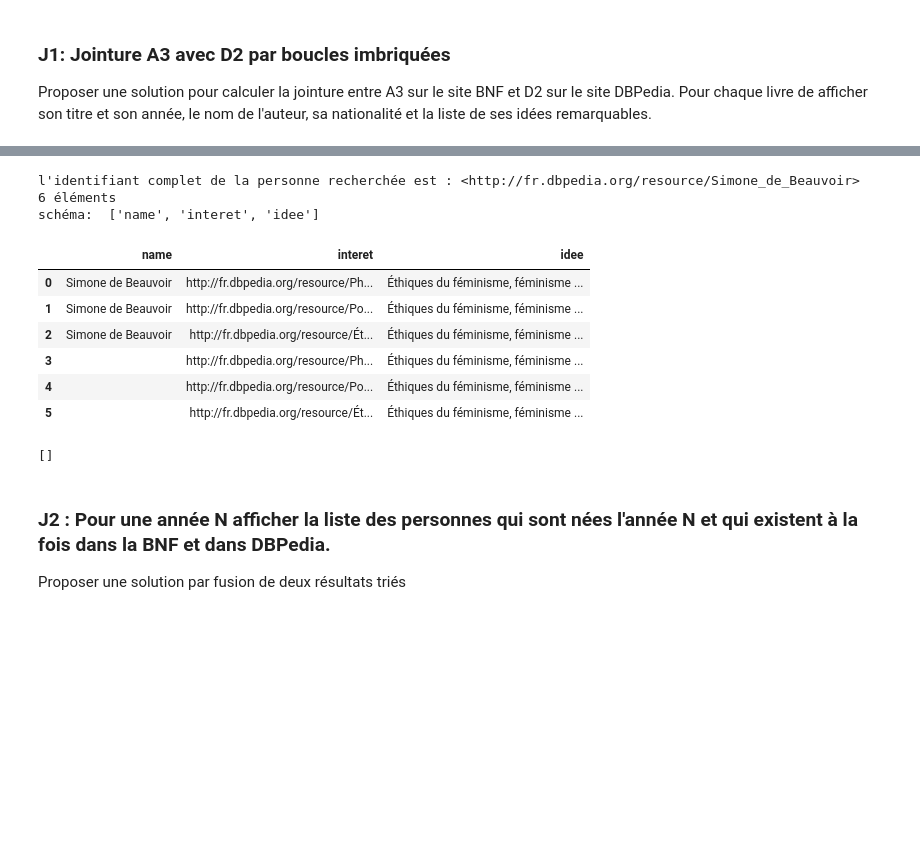
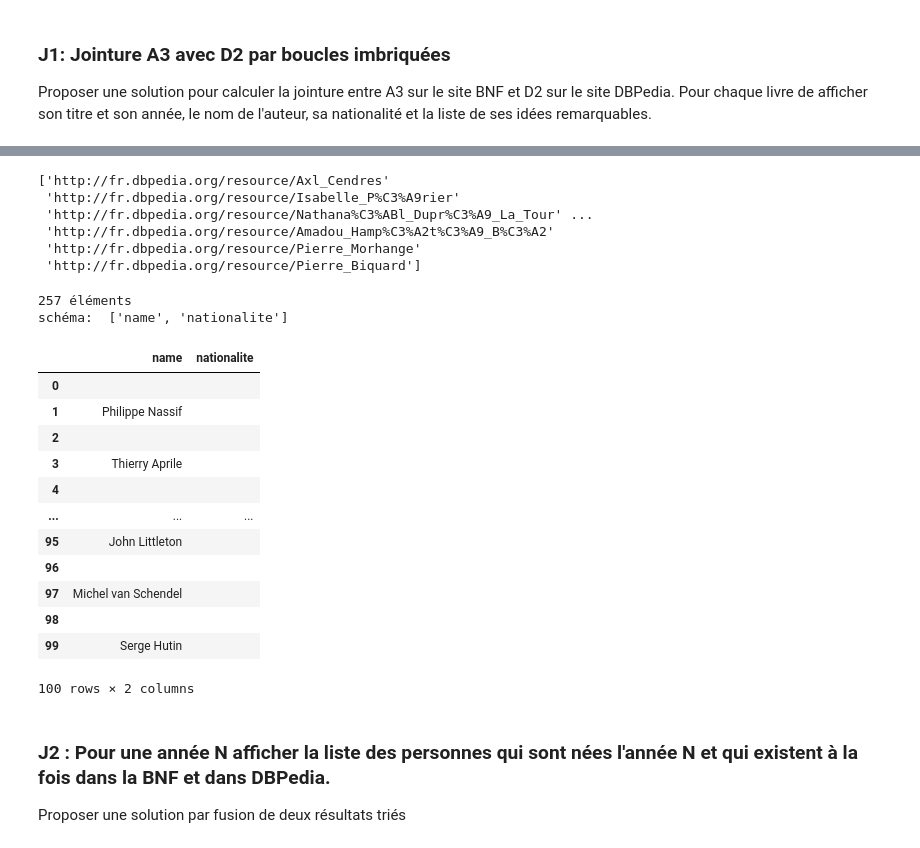
Before and after one commit to dataymeric/DAC, a Jupyter notebook: SAM/TME8/TP requetes-opendata 2022_SUJET_SEUL.ipynb, the cells around one changed output, grey strips where cells are left out. Cells and saved outputs as stored; diff of their text form; code cells hidden in the pictures; blank space fills up the shorter version.

```diff
--- a/SAM/TME8/TP requetes-opendata 2022_SUJET_SEUL.ipynb
+++ b/SAM/TME8/TP requetes-opendata 2022_SUJET_SEUL.ipynb
@@ -740,60 +817,56 @@ schéma:  ['nom', 'auteurDbpedia']
+# %%
+personnes = df_A3["auteurDbpedia"].unique()
+len(personnes)
+# %% [output]
+['http://fr.dbpedia.org/resource/Axl_Cendres'
+ 'http://fr.dbpedia.org/resource/Isabelle_P%C3%A9rier'
+ 'http://fr.dbpedia.org/resource/Nathana%C3%ABl_Dupr%C3%A9_La_Tour' ...
+ 'http://fr.dbpedia.org/resource/Amadou_Hamp%C3%A2t%C3%A9_B%C3%A2'
+ 'http://fr.dbpedia.org/resource/Pierre_Morhange'
+ 'http://fr.dbpedia.org/resource/Pierre_Biquard']
 # %%
-# On fixe une certaine personne
-PERSONNE = 'http://fr.dbpedia.org/resource/Simone_de_Beauvoir'
-#PERSONNE = 'http://fr.dbpedia.org/resource/Jean-Paul_Sartre'
-
-# substituer une variable par sa valeur dans une chaine de caractères
-#id = f"<{PERSONNE}>"
-id = "<{PERSONNE}>".replace("{PERSONNE}", PERSONNE)
-print("l'identifiant complet de la personne recherchée est :", id)
-
-requete_parametree = DBPEDIA_prefix + """
+requete_parametree = (
+    DBPEDIA_prefix
+    + """
   SELECT distinct ?name ?nationalite ?interet ?idee
   WHERE {
     ?pers foaf:name ?name
     optional {?pers dbp:nationalité ?nationalite}
     optional {?pers dbo:mainInterest ?interet}
     optional {?pers dbp:idéesRemarquables ?idee}
 
 #      optional {?pers  dbp:œuvresPrincipales ?oeuvre}
 #      optional {?pers  dbo:influencedBy ?influenceur}
 
-    FILTER ( ?pers = <{PERSONNE}> )
+   auteur FILTER ( ?pers = <{PERSONNE}> )
   }
   order by ?p
+  LIMIT 20
 """
+)
 
-# fixer le nom de la personne dans la requête
-requete = requete_parametree.replace("{PERSONNE}", PERSONNE)
+res = []
+for personne in personnes:
+    DBPEDIA.setQuery(requete_parametree.replace("{PERSONNE}", personne))
+    D2 = DBPEDIA.query().bindings
+    res += D2
 
-# print("la requête est :", requete)
-
-DBPEDIA.setQuery(requete)
-res2 = DBPEDIA.query().bindings
 afficherResultat(res)
 # %% [output]
-l'identifiant complet de la personne recherchée est : <http://fr.dbpedia.org/resource/Simone_de_Beauvoir>
-6 éléments
-schéma:  ['name', 'interet', 'idee']
+257 éléments
+schéma:  ['name', 'nationalite']
-|  | name | interet | idee |
-| 0 | Simone de Beauvoir | http://fr.dbpedia.org/resource/Ph... | Éthiques du féminisme, féminisme ... |
-| 1 | Simone de Beauvoir | http://fr.dbpedia.org/resource/Po... | Éthiques du féminisme, féminisme ... |
-| 2 | Simone de Beauvoir | http://fr.dbpedia.org/resource/Ét... | Éthiques du féminisme, féminisme ... |
-| 3 |  | http://fr.dbpedia.org/resource/Ph... | Éthiques du féminisme, féminisme ... |
-| 4 |  | http://fr.dbpedia.org/resource/Po... | Éthiques du féminisme, féminisme ... |
-| 5 |  | http://fr.dbpedia.org/resource/Ét... | Éthiques du féminisme, féminisme ... |
+|  | name | nationalite |
+| 0 |  |  |
+| 1 | Philippe Nassif |  |
+| 2 |  |  |
+| 3 | Thierry Aprile |  |
+| 4 |  |  |
+| ... | ... | ... |
+| 95 | John Littleton |  |
+| 96 |  |  |
+| 97 | Michel van Schendel |  |
+| 98 |  |  |
+| 99 | Serge Hutin |  |
+100 rows × 2 columns
-# %%
-colonnes = schemaResultat(res2)
-tableau = []
-
-for r1 in res1:
-    for r2 in res2:
-        if r1["nom"] == r2["name"]:
-            row = {name:v.value for name, v in r2.items()}
-            tableau.append([row.get(n, "") for n in colonnes])
-
-tableau
-# %% [output]
-[]
 # %% [markdown]
 ### J2 : Pour une année N afficher la liste des personnes qui sont nées l'année N et qui existent à la fois dans la BNF et dans DBPedia.
```
Also changed, not shown: parts of 38 cells of this notebook, 1 other file.
